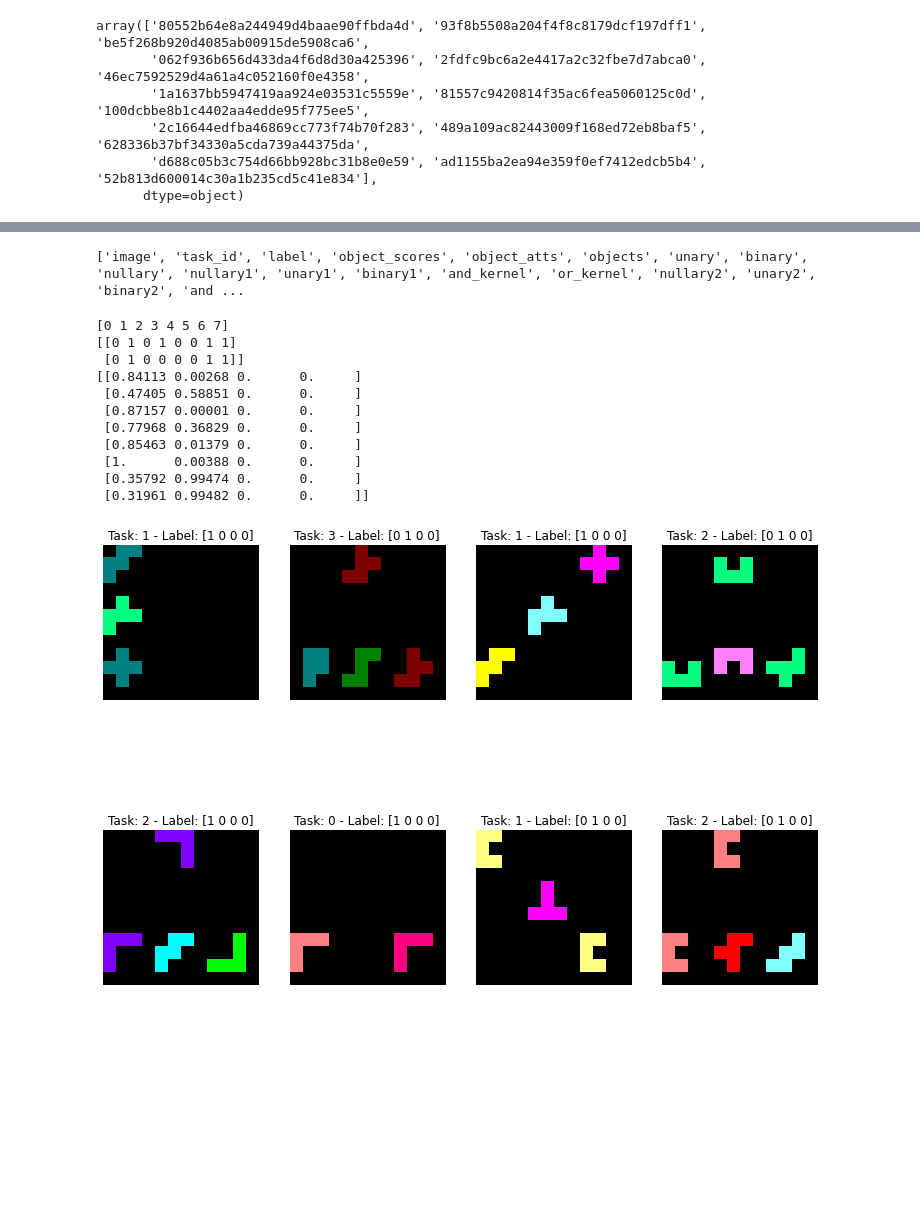
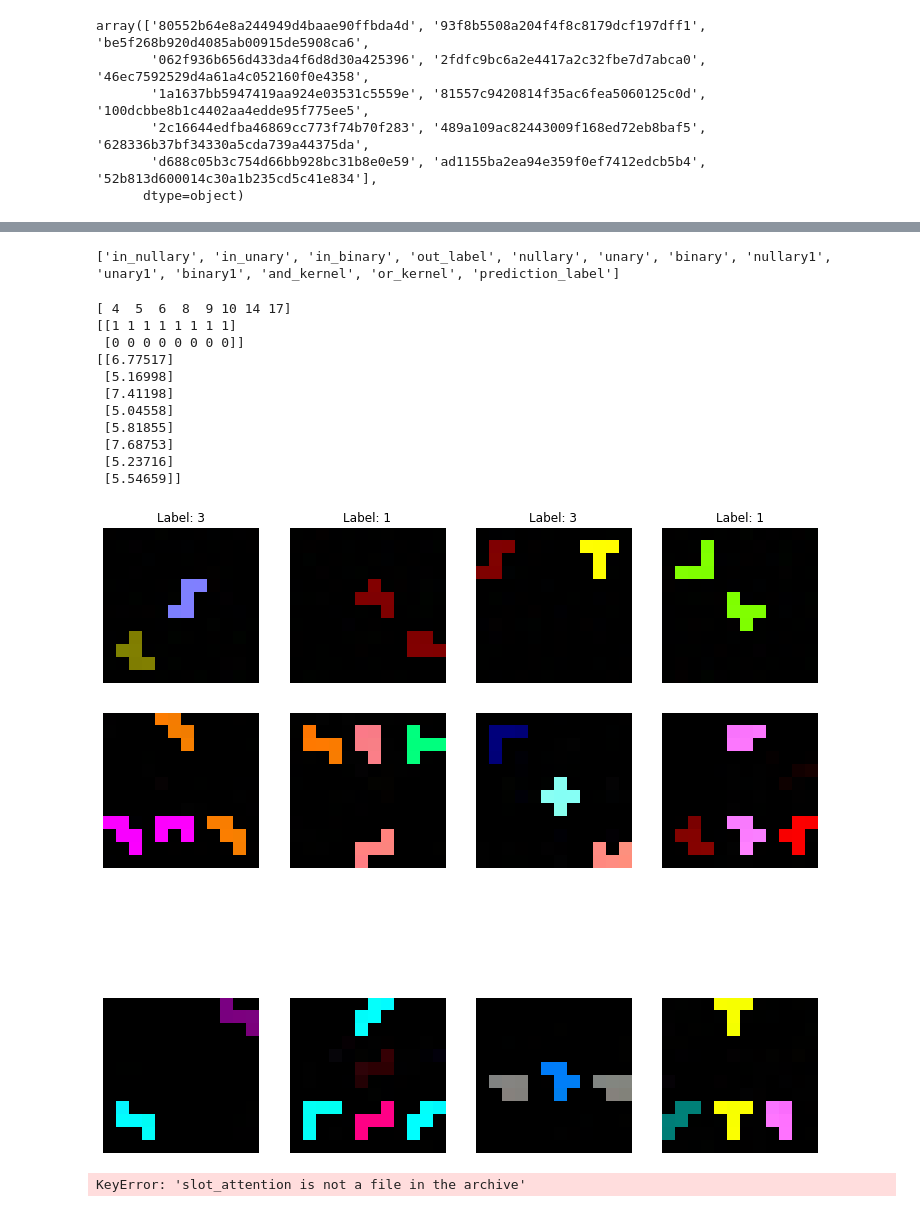
Before and after one commit to nuric/pix2rule, a Jupyter notebook: analyse_relsgame.ipynb, the cells around one changed output, grey strips where cells are left out. Saved outputs shown, nothing was run; the diff lists cells and outputs as text; code cells hidden in the pictures; blank space fills up the shorter version.

Commit message:
Refactor common analysis to utils

```diff
--- a/analyse_relsgame.ipynb
+++ b/analyse_relsgame.ipynb
@@ -17,7 +19,7 @@ from mlflow.tracking import MlflowClient
 np.set_printoptions(suppress=True, precision=5, linewidth=120)
 # %%
 # Setup mlflow client
-mlclient = MlflowClient(tracking_uri="data/mlruns") # Emptry string for local
+mlclient = MlflowClient(tracking_uri="http://localhost:8888") # Emptry string for local
 exp_list = [x.name for x in mlclient.list_experiments()]
 print(exp_list)
 # %% [output]
@@ -109,7 +101,7 @@ array(['80552b64e8a244949d4baae90ffbda4d', '93f8b5508a204f4f8c8179dcf197dff1', '
       dtype=object)
 # %%
 # Gather a specific run
-run_id = "80552b64e8a244949d4baae90ffbda4d"
+run_id = "107801d186c54c6f8f8d431426b284c0"
 #run_id = exp_data.groupby(by="run_id").min().index[-1]
 print("Collecting artifacts for run:", run_id)
 mlrun = mlclient.get_run(run_id)
@@ -142,4 +134,4 @@ def load_report(run_id: str, fpath: str):
 report = load_report(run_id, "train_report.npz")
 print(report.files)
 # %% [output]
-['image', 'task_id', 'label', 'object_scores', 'object_atts', 'objects', 'unary', 'binary', 'nullary', 'nullary1', 'unary1', 'binary1', 'and_kernel', 'or_kernel', 'nullary2', 'unary2', 'binary2', 'and ...
+['in_nullary', 'in_unary', 'in_binary', 'out_label', 'nullary', 'unary', 'binary', 'nullary1', 'unary1', 'binary1', 'and_kernel', 'or_kernel', 'prediction_label']
@@ -146,47 +140,47 @@ print(report.files)
 # %%
 # Let's pick some examples to analyse
-labels = np.argmax(report['label'], -1)
-predictions = np.argmax(report['output'], -1)
+#labels = np.argmax(report['out_label'], -1)
+labels = report['out_label']
+predictions = np.argmax(report['prediction_label'], -1)
 idxs = np.flatnonzero(labels != predictions)[:8]
-idxs = np.arange(8)
+#idxs = np.arange(8)
 print(idxs)
 print(np.stack([labels[idxs], predictions[idxs]]))
-print(report['output'][idxs])
+print(report['prediction_label'][idxs])
 # %% [output]
-[0 1 2 3 4 5 6 7]
-[[0 1 0 1 0 0 1 1]
- [0 1 0 0 0 0 1 1]]
-[[0.84113 0.00268 0.      0.     ]
- [0.47405 0.58851 0.      0.     ]
- [0.87157 0.00001 0.      0.     ]
- [0.77968 0.36829 0.      0.     ]
- [0.85463 0.01379 0.      0.     ]
- [1.      0.00388 0.      0.     ]
- [0.35792 0.99474 0.      0.     ]
- [0.31961 0.99482 0.      0.     ]]
+[ 4  5  6  8  9 10 14 17]
+[[1 1 1 1 1 1 1 1]
+ [0 0 0 0 0 0 0 0]]
+[[6.77517]
+ [5.16998]
+ [7.41198]
+ [5.04558]
+ [5.81855]
+ [7.68753]
+ [5.23716]
+ [5.54659]]
 # %%
-def plot_batch(data: Dict[str, np.ndarray], plot_func, size: int = 8, cols: int = 4, figsize=(12.8, 9.6)):
-    """Plot the data in subplots."""
-    # data e.g. {'image': (B, ...), 'task_id': (B, ...)}
-    plt.figure(figsize=figsize)
-    size = size or data[next(iter(data.keys()))].shape[0]
-    size = min(size, data[next(iter(data.keys()))].shape[0])
-    rows = np.ceil(size / cols).astype(int)
-    for i in range(size):
-        plt.subplot(rows, cols, i+1)
-        plot_func({k: v[i] for k,v in data.items()})
-    plt.show()
-
 def plot_image(data: Dict[str, np.ndarray]):
     """Plot single image data point."""
     # data {'image': (W, H, C), 'task_id': (), 'label': ()}
-    plt.imshow(data['image'])
-    title = f"Label: {data['label']}"
-    if 'task_id' in data:
-        title = f"Task: {data['task_id']} - " + title
-    plt.title(title)
+    plt.imshow(np.clip((data['in_image']+1)/2, 0, 1))
+    if 'out_label' in data:
+        title = f"Label: {data['out_label']}"
+        if 'in_task_id' in data:
+            title = f"Task: {data['in_task_id']} - " + title
+        plt.title(title)
     plt.axis("off")
 
-plot_batch({k: report[k][idxs] for k in ['image', 'task_id', 'label'] if k in report}, plot_image, size=8)
+utils.analysis.plot_batch({k: report[k][idxs] for k in ['in_image', 'in_task_id', 'out_label'] if k in report}, plot_image, size=8)
 # %% [output]
-[figure, old version]
+[figure, new version]
+# %%
+plot_batch({'in_image': report[k][idxs] for k in ['prediction_image'] if k in report}, plot_image, size=8)
+# %% [output]
+[figure, added]
+# %%
+for i in range(5):
+    plt.imshow(report['slot_attention'][idxs[3],-1,...,i].reshape(12, 12), cmap='Blues')
+    plt.show()
+# %% [output]
+KeyError: 'slot_attention is not a file in the archive'
```
Also changed, not shown: parts of 17 cells of this notebook, 2 other files.
